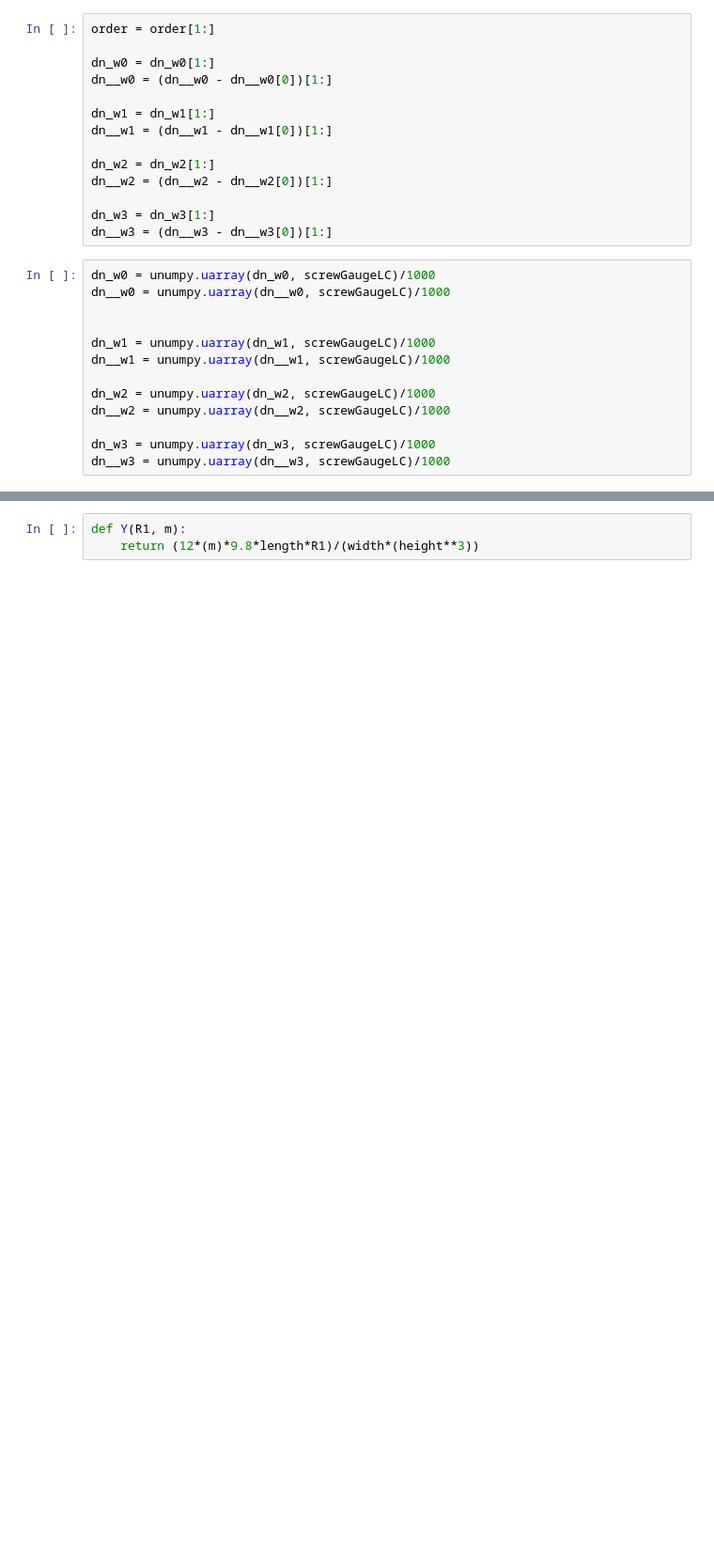
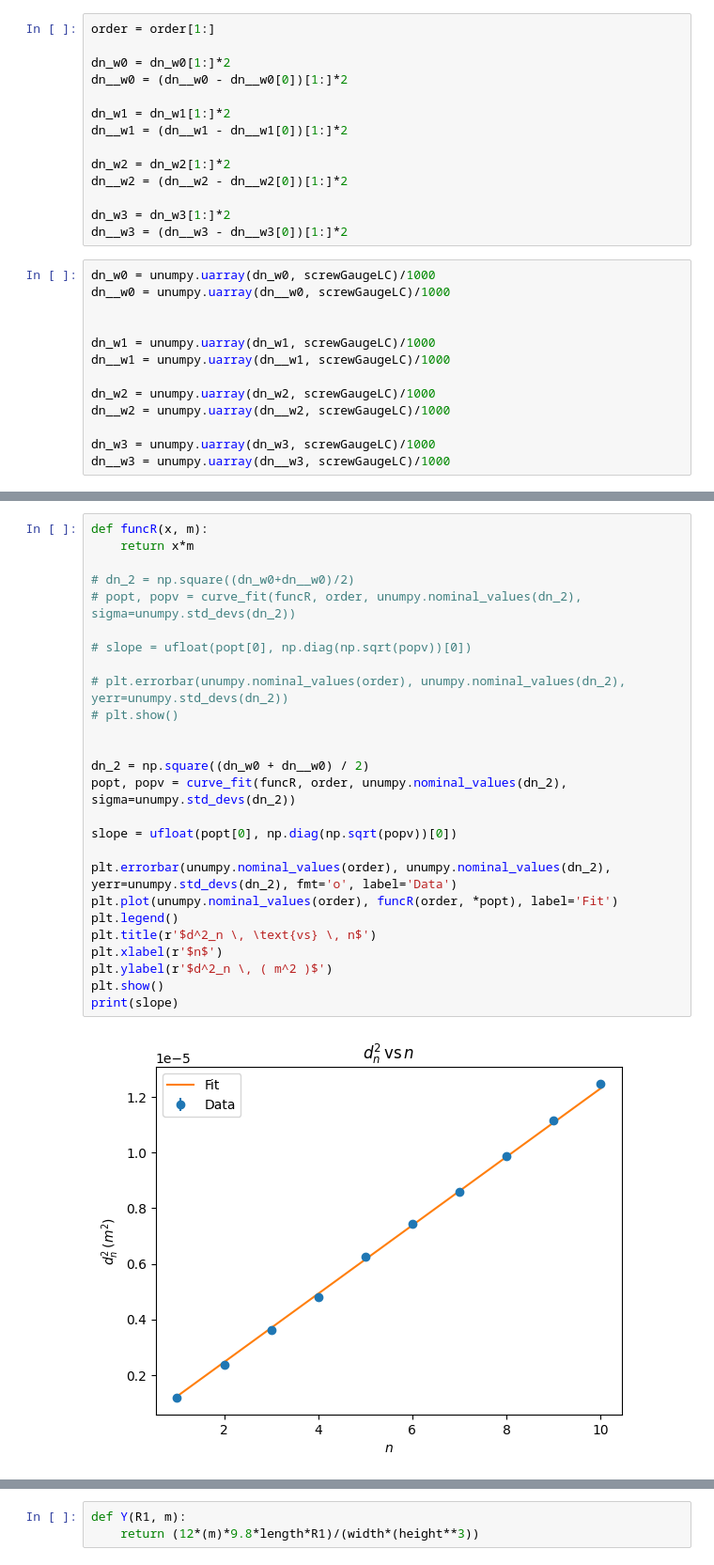
Before and after one commit to peterstarr08/physics_lab_iv, a Jupyter notebook: cornu_method/analysis.ipynb, the cells around one changed output, grey strips where cells are left out. Shown: that part at 94% size. Cells and saved outputs as stored; diff of their text form; blank space fills up the shorter version.

```diff
--- a/cornu_method/analysis.ipynb
+++ b/cornu_method/analysis.ipynb
@@ -47,17 +55,17 @@ dn__w3= np.array(df['dn_dd.w3'])
 # %%
 order = order[1:]
 
-dn_w0 = dn_w0[1:]
-dn__w0 = (dn__w0 - dn__w0[0])[1:]
+dn_w0 = dn_w0[1:]*2
+dn__w0 = (dn__w0 - dn__w0[0])[1:]*2
 
-dn_w1 = dn_w1[1:]
-dn__w1 = (dn__w1 - dn__w1[0])[1:]
+dn_w1 = dn_w1[1:]*2
+dn__w1 = (dn__w1 - dn__w1[0])[1:]*2
 
-dn_w2 = dn_w2[1:]
-dn__w2 = (dn__w2 - dn__w2[0])[1:]
+dn_w2 = dn_w2[1:]*2
+dn__w2 = (dn__w2 - dn__w2[0])[1:]*2
 
-dn_w3 = dn_w3[1:]
-dn__w3 = (dn__w3 - dn__w3[0])[1:]
+dn_w3 = dn_w3[1:]*2
+dn__w3 = (dn__w3 - dn__w3[0])[1:]*2
 # %%
 dn_w0 = unumpy.uarray(dn_w0, screwGaugeLC)/1000
 dn__w0 = unumpy.uarray(dn__w0, screwGaugeLC)/1000
@@ -81,0 +82,28 @@ slope = ufloat(popt[0], np.diag(np.sqrt(popv))[0])
+# %%
+def funcR(x, m):
+    return x*m
+
+# dn_2 = np.square((dn_w0+dn__w0)/2)
+# popt, popv = curve_fit(funcR, order, unumpy.nominal_values(dn_2), sigma=unumpy.std_devs(dn_2))
+
+# slope = ufloat(popt[0], np.diag(np.sqrt(popv))[0])
+
+# plt.errorbar(unumpy.nominal_values(order), unumpy.nominal_values(dn_2), yerr=unumpy.std_devs(dn_2))
+# plt.show()
+
+
+dn_2 = np.square((dn_w0 + dn__w0) / 2)
+popt, popv = curve_fit(funcR, order, unumpy.nominal_values(dn_2), sigma=unumpy.std_devs(dn_2))
+
+slope = ufloat(popt[0], np.diag(np.sqrt(popv))[0])
+
+plt.errorbar(unumpy.nominal_values(order), unumpy.nominal_values(dn_2), yerr=unumpy.std_devs(dn_2), fmt='o', label='Data')
+plt.plot(unumpy.nominal_values(order), funcR(order, *popt), label='Fit')
+plt.legend()
+plt.title(r'$d^2_n \, \text{vs} \, n$')
+plt.xlabel(r'$n$')
+plt.ylabel(r'$d^2_n \, ( m^2 )$')
+plt.show()
+print(slope)
+# %% [output]
+[figure, added]
```
Also changed, not shown: parts of 8 cells of this notebook, 3 other files.
